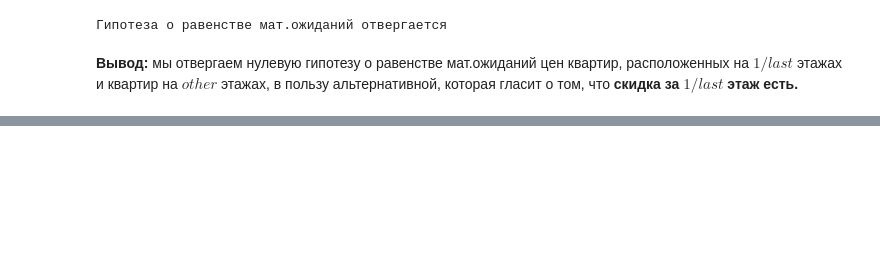
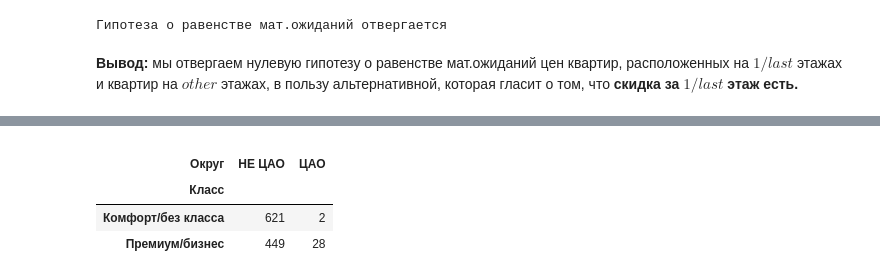
Before and after one commit to PolinaDmitrieva/Project_andan_cian, a Jupyter notebook: hypotheses_cian_3.ipynb, the cells around one changed output, grey strips where cells are left out. Saved outputs shown, nothing was run; the diff lists cells and outputs as text; code cells hidden in the pictures; blank space fills up the shorter version.

```diff
--- a/hypotheses_cian_3.ipynb
+++ b/hypotheses_cian_3.ipynb
@@ -130,0 +229,9 @@ $$ t = \frac{\bar{X} - \bar{Y} - \mu_0}         {\sqrt{(\frac {n+m}{nm})(\frac {
+# %%
+cao_type = pivot_table(cao_premium, index= 'Класс', columns = 'Округ', aggfunc = 'count')
+cao_type
+# %% [output]
+|  |  |  |
+| Округ | НЕ ЦАО | ЦАО |
+| Класс |  |  |
+| Комфорт/без класса | 621 | 2 |
+| Премиум/бизнес | 449 | 28 |
```
Also changed, not shown: parts of 49 cells of this notebook.
